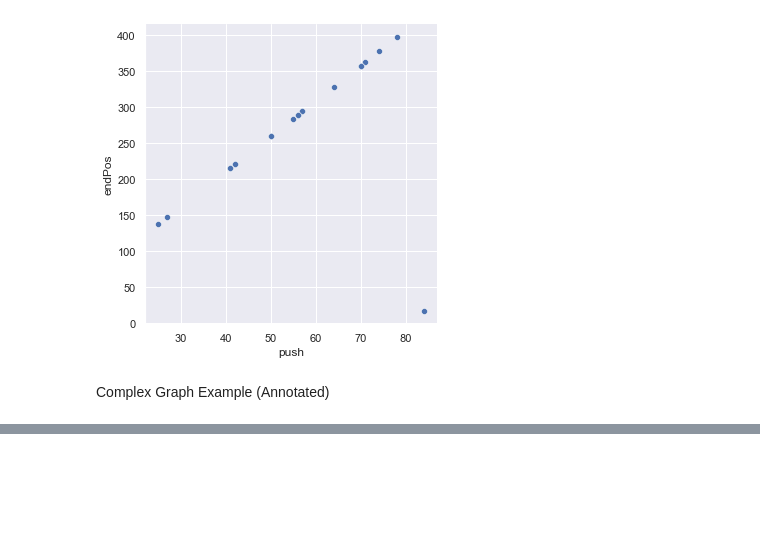
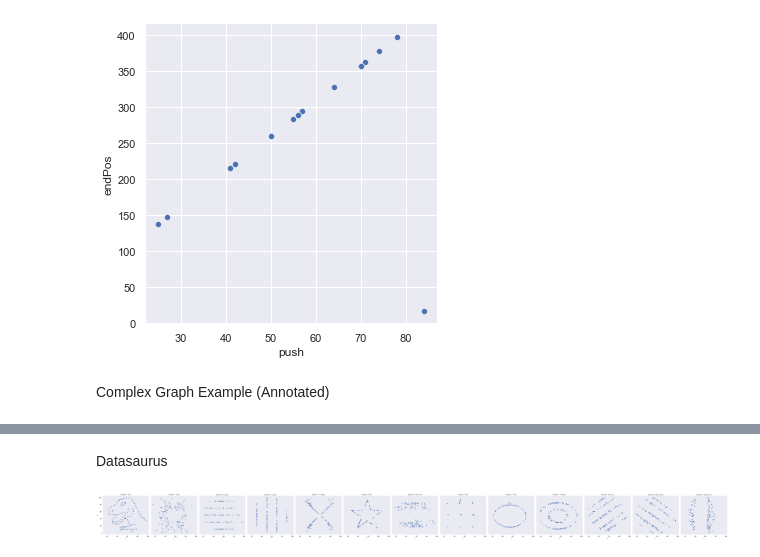
Before and after one commit to jasperjjhe/Oxbridge-CamTrad-Data-Science-2022, a Jupyter notebook: main-in-class-work.ipynb, the cells around one changed output, grey strips where cells are left out. Saved outputs shown, nothing was run; the diff lists cells and outputs as text; code cells hidden in the pictures; blank space fills up the shorter version.

```diff
--- a/main-in-class-work.ipynb
+++ b/main-in-class-work.ipynb
@@ -135 +134,11 @@ RandomState(MT19937)
 [figure]
+# %% [markdown]
+Datasaurus
+# %%
+import pandas as pd
+import seaborn as sns
+df_saurus = pd.read_csv('DatasaurusDozen.tsv', sep='\t', header=0)
+df_saurus
+saurus_plot = sns.relplot(data = df_saurus, x='x', y='y', col = 'dataset')
+# %% [output]
+[figure, added]
```
Also changed, not shown: parts of 2 cells of this notebook, 1 other file.
